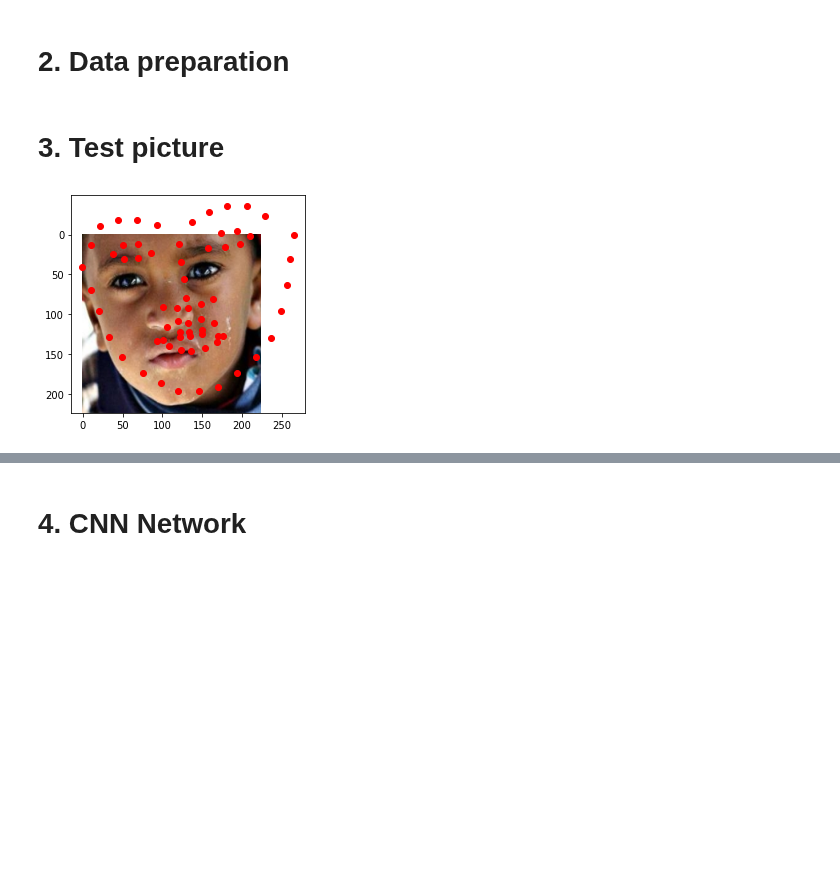
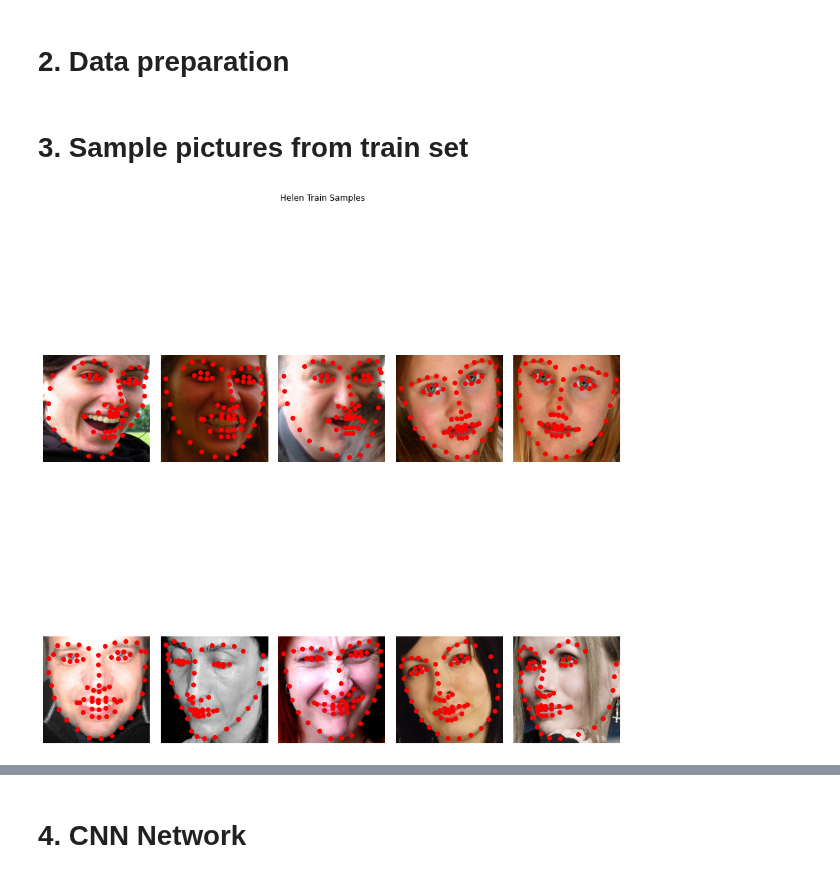
Before and after one commit to Pengchengzhi/Face-Alignment-DRF, a Jupyter notebook: main.ipynb, the cells around one changed output, grey strips where cells are left out. Drawn from its saved outputs; the diff is of its cells as text; code cells hidden in the pictures; blank space fills up the shorter version.

```diff
--- a/main.ipynb
+++ b/main.ipynb
@@ -44,7 +48,5 @@ Dataset: 300W https://ibug.doc.ic.ac.uk/resources/300-W/
 helen_train = np.load("helen_train.npy") #(2000,ndim), train data after PCA
 # need mean, and eigen vecs
 # %%
-with open("datasets/cropped_helen/helen_train_pts.json",'r') as htrain:
-  htrain_pts = json.load(htrain)
-with open("datasets/cropped_helen/helen_test_pts.json",'r') as htest:
+with open("datasets/cropped_helen/helen_cropped_test_pts.json",'r') as htest:
   htest_pts = json.load(htest)
@@ -53,4 +52,0 @@ with open("datasets/cropped_helen/helen_test_pts.json",'r') as htest:
-# %% [markdown]
-# 3. Test picture
-# %%
-key = '1691766_1'
@@ -57,16 +67,31 @@ key = '1691766_1'
+# %% [markdown]
+# 3. Sample pictures from train set
 # %%
-path_crop_pic = os.path.join("datasets/cropped_helen/trainset", key + '.jpg')
+with open("datasets/cropped_helen/helen_cropped_train_pts.json",'r') as htrain:
+  htrain_pts = json.load(htrain)
 
-crop_pic = cv2.imread(path_crop_pic)
-crop_pic = cv2.cvtColor(crop_pic, cv2.COLOR_BGR2RGB)
+i=0
+for key in htrain_pts.keys():
+  if i==10:
+    break
 
-crop_x = [htrain_pts[key][i][0]-100 for i in range(68)]
-crop_y = [htrain_pts[key][i][1]-300 for i in range(68)]
+  path_crop_pic = os.path.join("datasets/cropped_helen/trainset", key + '.jpg')
 
-#plt.subplot(2,5,i+1)
-plt.imshow(Image.fromarray(crop_pic))
-plt.scatter(crop_x,crop_y,color='r')
-#plt.title('Cropped Img')
+  crop_pic = cv2.imread(path_crop_pic)
+  crop_pic = cv2.cvtColor(crop_pic, cv2.COLOR_BGR2RGB)
+
+  crop_x = [htrain_pts[key][i][0] for i in range(68)]
+  crop_y = [htrain_pts[key][i][1] for i in range(68)]
+
+  plt.subplot(2,5,i+1)
+  plt.imshow(Image.fromarray(crop_pic))
+  plt.scatter(crop_x,crop_y,color='r')
+  plt.axis('off')
+  i+=1
+fig = plt.gcf()
+plt.subplots_adjust(wspace=0.1, hspace=0.001)
+fig.set_size_inches(15,15)
+plt.suptitle('Helen Train Samples')
 plt.show()
 # %% [output]
-[figure, old version]
+[figure, new version]
```
Also changed, not shown: parts of 6 cells of this notebook.
